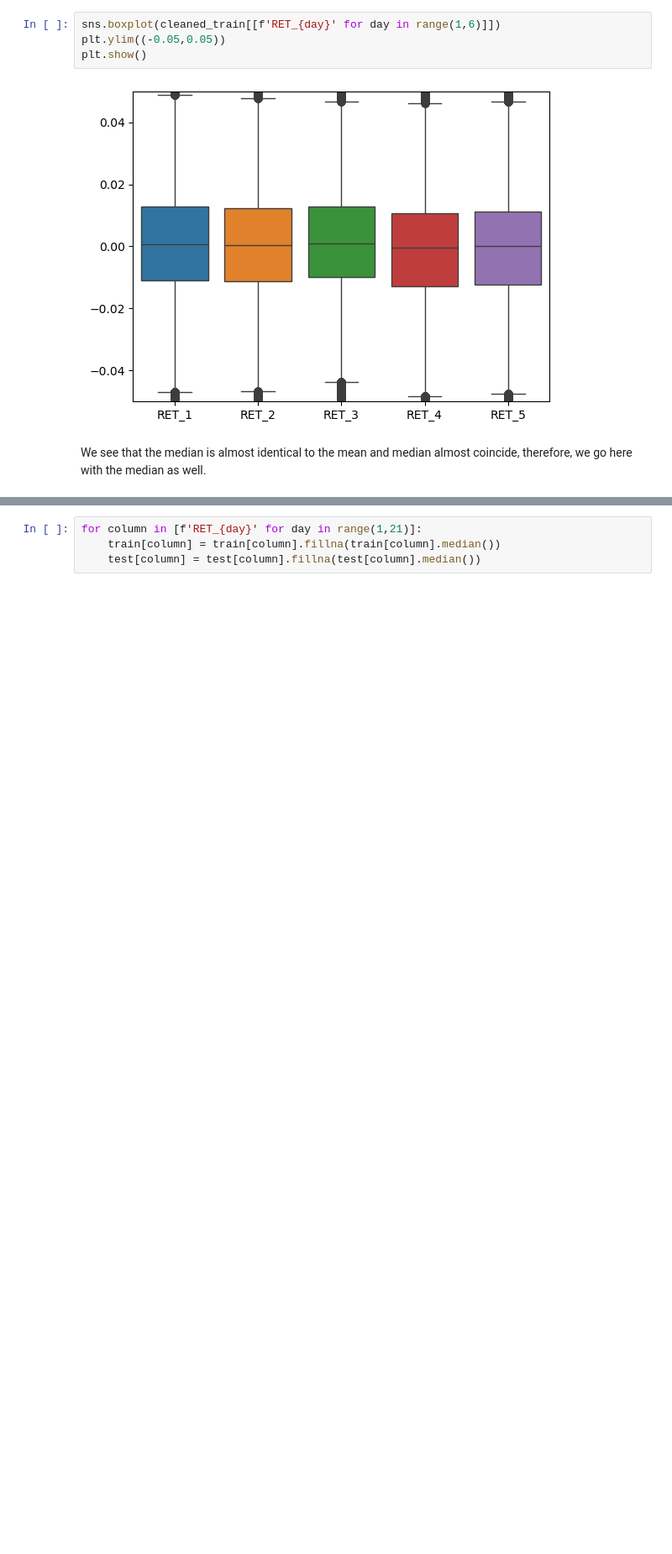
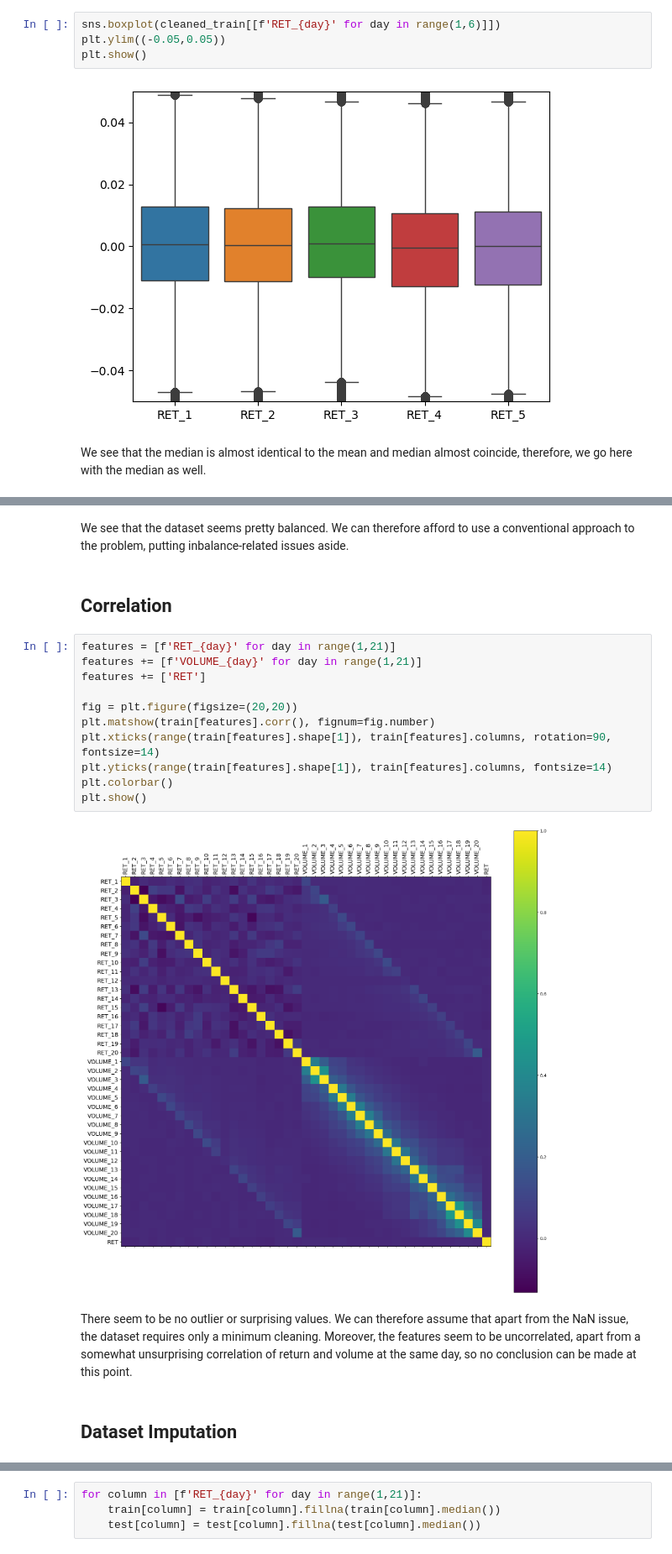
Before and after one commit to lbrilh/QRT-StockReturnPrediction, a Jupyter notebook: QRT.ipynb, the cells around one changed output, grey strips where cells are left out. Shown at 84% size. Saved outputs shown, nothing was run; the diff lists cells and outputs as text; blank space fills up the shorter version.

```diff
--- a/QRT.ipynb
+++ b/QRT.ipynb
@@ -187,0 +188,21 @@ We see that the median is almost identical to the mean and median almost coincid
+# %% [markdown]
+We see that the dataset seems pretty balanced. We can therefore afford to use a conventional approach to the problem, putting inbalance-related issues aside.
+# %% [markdown]
+## Correlation
+# %%
+features = [f'RET_{day}' for day in range(1,21)]
+features += [f'VOLUME_{day}' for day in range(1,21)]
+features += ['RET']
+
+fig = plt.figure(figsize=(20,20))
+plt.matshow(train[features].corr(), fignum=fig.number)
+plt.xticks(range(train[features].shape[1]), train[features].columns, rotation=90, fontsize=14)
+plt.yticks(range(train[features].shape[1]), train[features].columns, fontsize=14)
+plt.colorbar()
+plt.show()
+# %% [output]
+[figure, added]
+# %% [markdown]
+There seem to be no outlier or surprising values. We can therefore assume that apart from the NaN issue, the dataset requires only a minimum cleaning. Moreover, the features seem to be uncorrelated, apart from a somewhat unsurprising correlation of return and volume at the same day, so no conclusion can be made at this point.
+# %% [markdown]
+## Dataset Imputation
```
Also changed, not shown: parts of 45 cells of this notebook, 5 other files.
